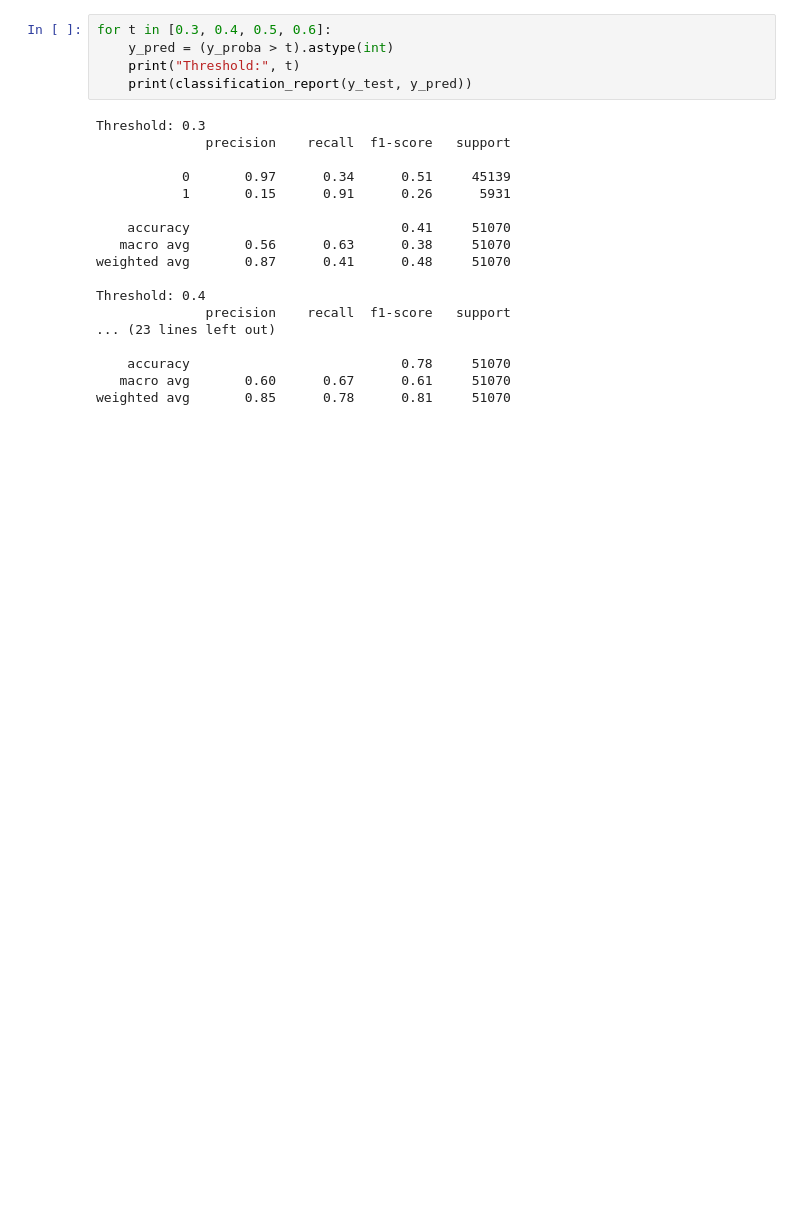
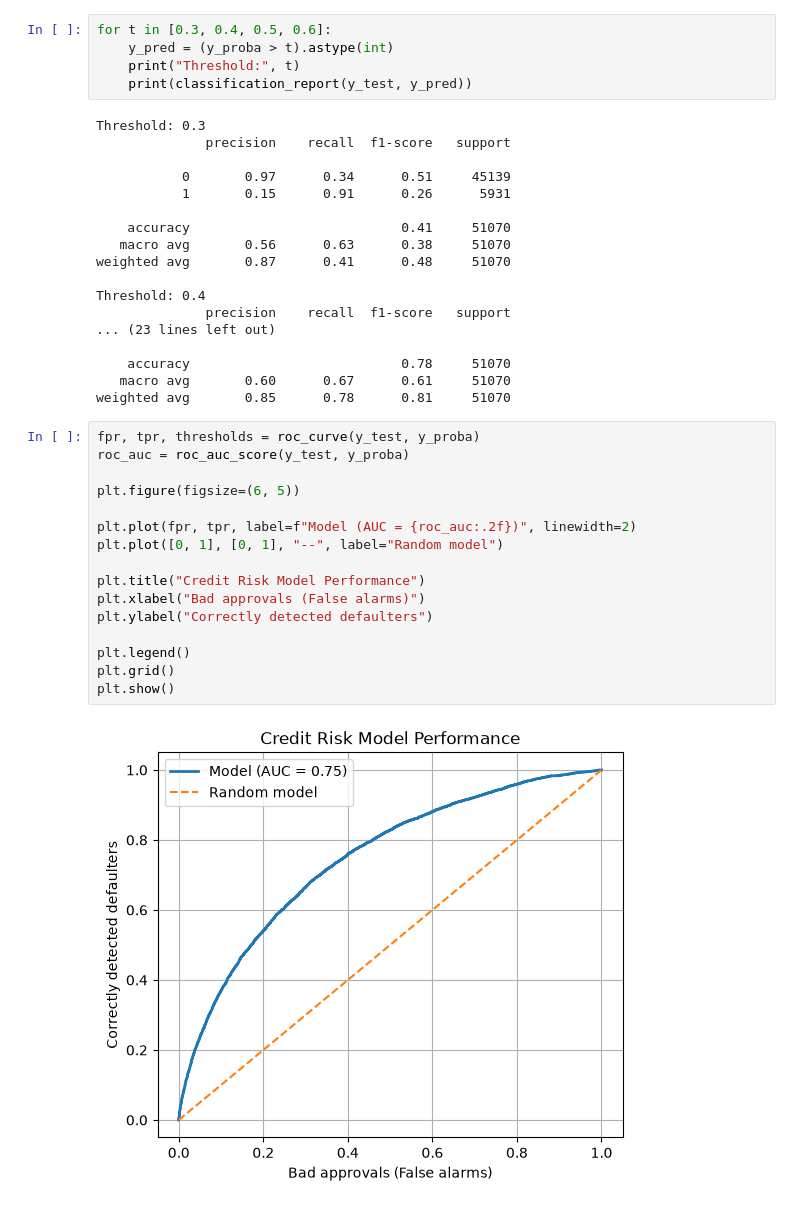
Before and after one commit to IrinaEkb/Loan_Default, a Jupyter notebook: notebooks/03_model_preparation.ipynb, the cells around one changed output. Saved outputs shown, nothing was run; the diff lists cells and outputs as text; blank space fills up the shorter version.

```diff
--- a/notebooks/03_model_preparation.ipynb
+++ b/notebooks/03_model_preparation.ipynb
@@ -108,3 +116,21 @@ Threshold: 0.4
     accuracy                           0.78     51070
    macro avg       0.60      0.67      0.61     51070
 weighted avg       0.85      0.78      0.81     51070
+# %%
+fpr, tpr, thresholds = roc_curve(y_test, y_proba)
+roc_auc = roc_auc_score(y_test, y_proba)
+
+plt.figure(figsize=(6, 5))
+
+plt.plot(fpr, tpr, label=f"Model (AUC = {roc_auc:.2f})", linewidth=2)
+plt.plot([0, 1], [0, 1], "--", label="Random model")
+
+plt.title("Credit Risk Model Performance")
+plt.xlabel("Bad approvals (False alarms)")
+plt.ylabel("Correctly detected defaulters")
+
+plt.legend()
+plt.grid()
+plt.show()
+# %% [output]
+[figure, added]
```
Also changed, not shown: parts of 4 cells of this notebook, 1 other file.
